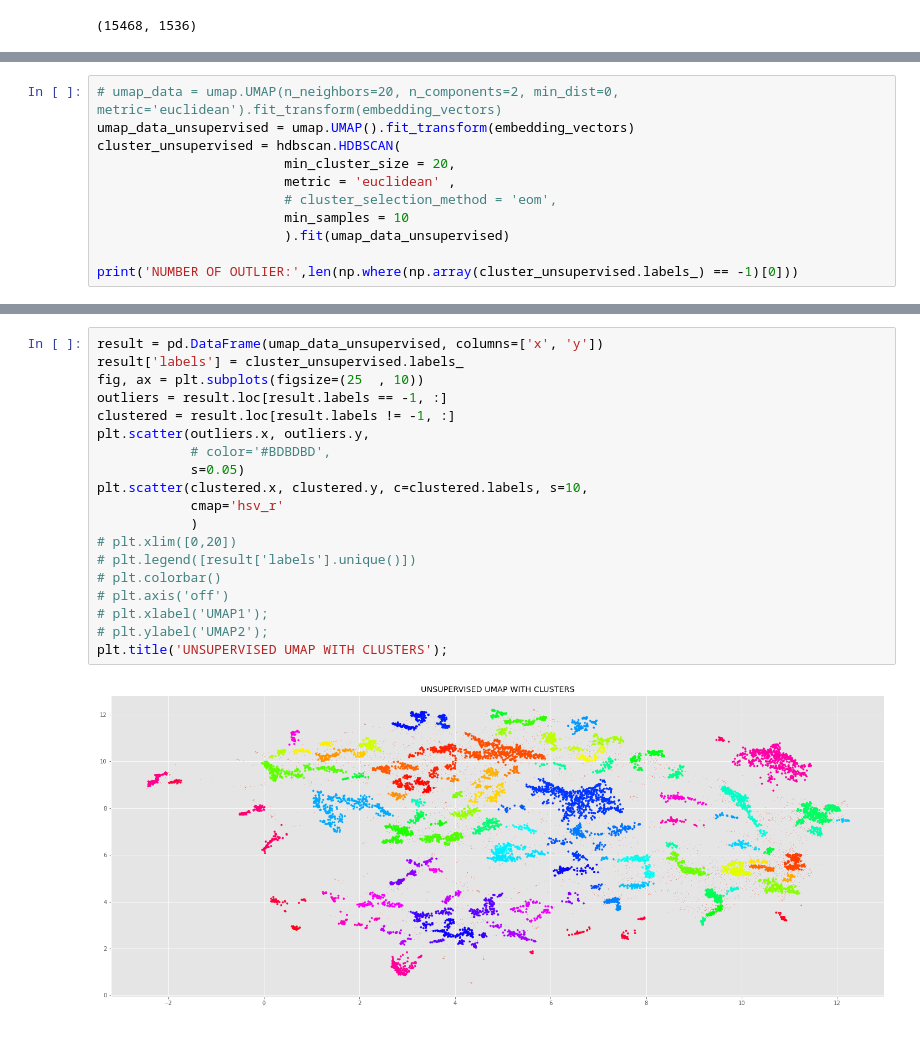
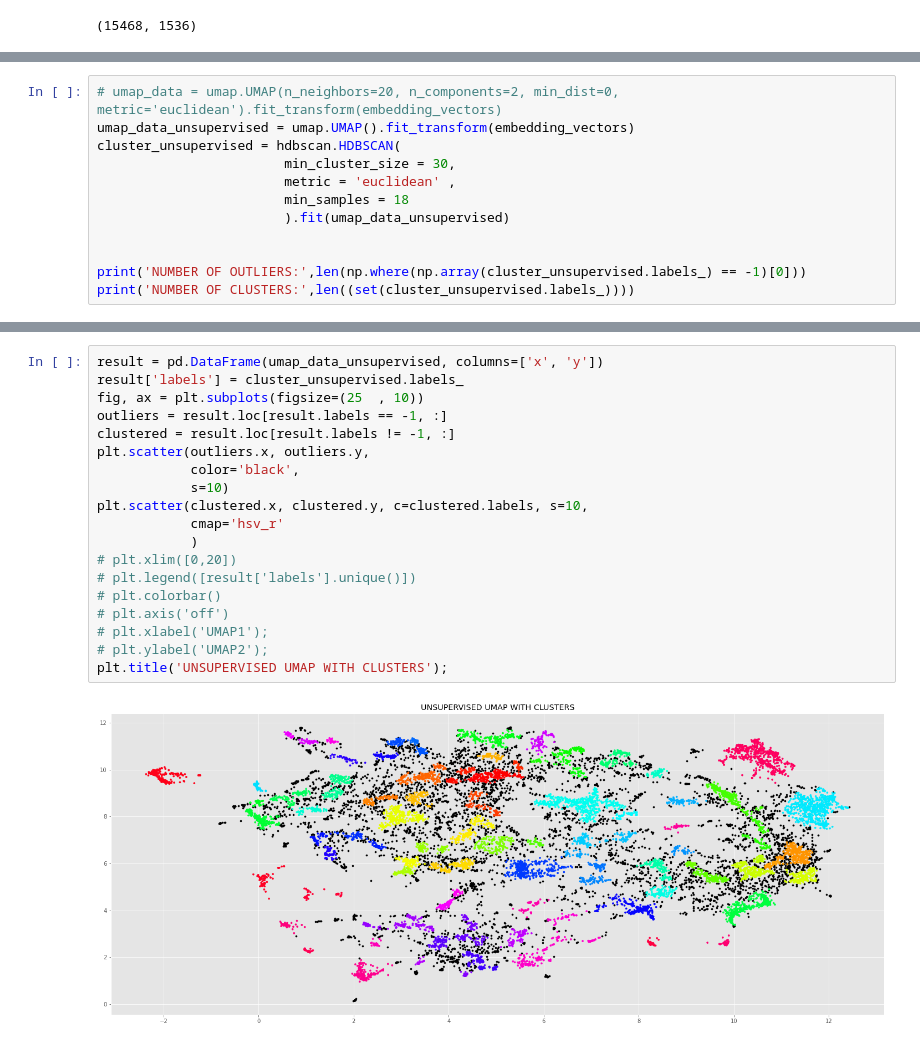
Before and after one commit to malinphy/e_repo, a Jupyter notebook: bbc_data_EDA.ipynb, the cells around one changed output, grey strips where cells are left out. Saved outputs shown, nothing was run; the diff lists cells and outputs as text.

```diff
--- a/bbc_data_EDA.ipynb
+++ b/bbc_data_EDA.ipynb
@@ -247,11 +248,12 @@ plt.title('SUPERVISED UMAP WITH CLUSTERS');
 # umap_data = umap.UMAP(n_neighbors=20, n_components=2, min_dist=0, metric='euclidean').fit_transform(embedding_vectors)
 umap_data_unsupervised = umap.UMAP().fit_transform(embedding_vectors)
 cluster_unsupervised = hdbscan.HDBSCAN(
-                        min_cluster_size = 20,
+                        min_cluster_size = 30,
                         metric = 'euclidean' ,
-                        # cluster_selection_method = 'eom',
-                        min_samples = 10
+                        min_samples = 18
                         ).fit(umap_data_unsupervised)
 
-print('NUMBER OF OUTLIER:',len(np.where(np.array(cluster_unsupervised.labels_) == -1)[0]))
+
+print('NUMBER OF OUTLIERS:',len(np.where(np.array(cluster_unsupervised.labels_) == -1)[0]))
+print('NUMBER OF CLUSTERS:',len((set(cluster_unsupervised.labels_))))
 # %% [output]
@@ -265,21 +268,21 @@ plt.title('UNSUPERVISED UMAP');
 # %%
 result = pd.DataFrame(umap_data_unsupervised, columns=['x', 'y'])
 result['labels'] = cluster_unsupervised.labels_
 fig, ax = plt.subplots(figsize=(25  , 10))
 outliers = result.loc[result.labels == -1, :]
 clustered = result.loc[result.labels != -1, :]
 plt.scatter(outliers.x, outliers.y,
-            # color='#BDBDBD',
-            s=0.05)
+            color='black',
+            s=10)
 plt.scatter(clustered.x, clustered.y, c=clustered.labels, s=10,
             cmap='hsv_r'
             )
 # plt.xlim([0,20])
 # plt.legend([result['labels'].unique()])
 # plt.colorbar()
 # plt.axis('off')
 # plt.xlabel('UMAP1');
 # plt.ylabel('UMAP2');
 plt.title('UNSUPERVISED UMAP WITH CLUSTERS');
 # %% [output]
-[figure, old version]
+[figure, new version]
```
Also changed, not shown: parts of 13 cells of this notebook.
